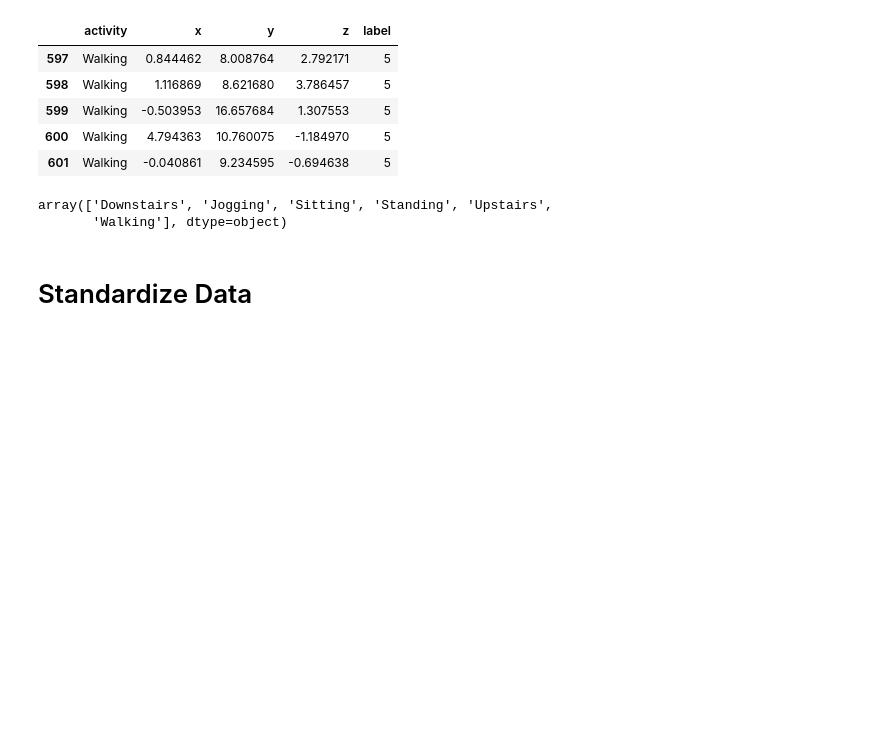
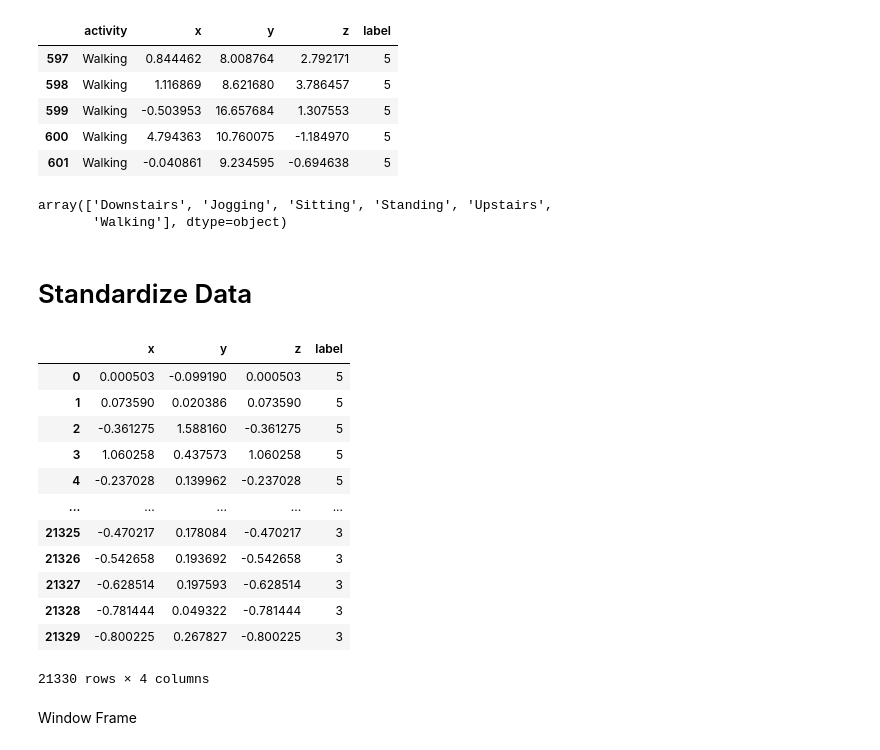
Before and after one commit to partha1189/machine_learning, a Jupyter notebook: human_activity_recognition.ipynb, the cells around one changed output. Saved outputs shown, nothing was run; the diff lists cells and outputs as text; code cells hidden in the pictures; blank space fills up the shorter version.

```diff
--- a/human_activity_recognition.ipynb
+++ b/human_activity_recognition.ipynb
@@ -236,0 +235,27 @@ x = balanced_data[[]]
+# %%
+X = balanced_data[['x', 'y', 'x']]
+y = balanced_data['label']
+# %%
+scaler = StandardScaler()
+X = scaler.fit_transform(X)
+
+scaled_X = pd.DataFrame(data = X, columns= ['x', 'y', 'z'])
+scaled_X['label'] = y.values
+
+scaled_X
+# %% [output]
+|  | x | y | z | label |
+| 0 | 0.000503 | -0.099190 | 0.000503 | 5 |
+| 1 | 0.073590 | 0.020386 | 0.073590 | 5 |
+| 2 | -0.361275 | 1.588160 | -0.361275 | 5 |
+| 3 | 1.060258 | 0.437573 | 1.060258 | 5 |
+| 4 | -0.237028 | 0.139962 | -0.237028 | 5 |
+| ... | ... | ... | ... | ... |
+| 21325 | -0.470217 | 0.178084 | -0.470217 | 3 |
+| 21326 | -0.542658 | 0.193692 | -0.542658 | 3 |
+| 21327 | -0.628514 | 0.197593 | -0.628514 | 3 |
+| 21328 | -0.781444 | 0.049322 | -0.781444 | 3 |
+| 21329 | -0.800225 | 0.267827 | -0.800225 | 3 |
+21330 rows × 4 columns
+# %% [markdown]
+Window Frame
```
Also changed, not shown: parts of 4 cells of this notebook.
